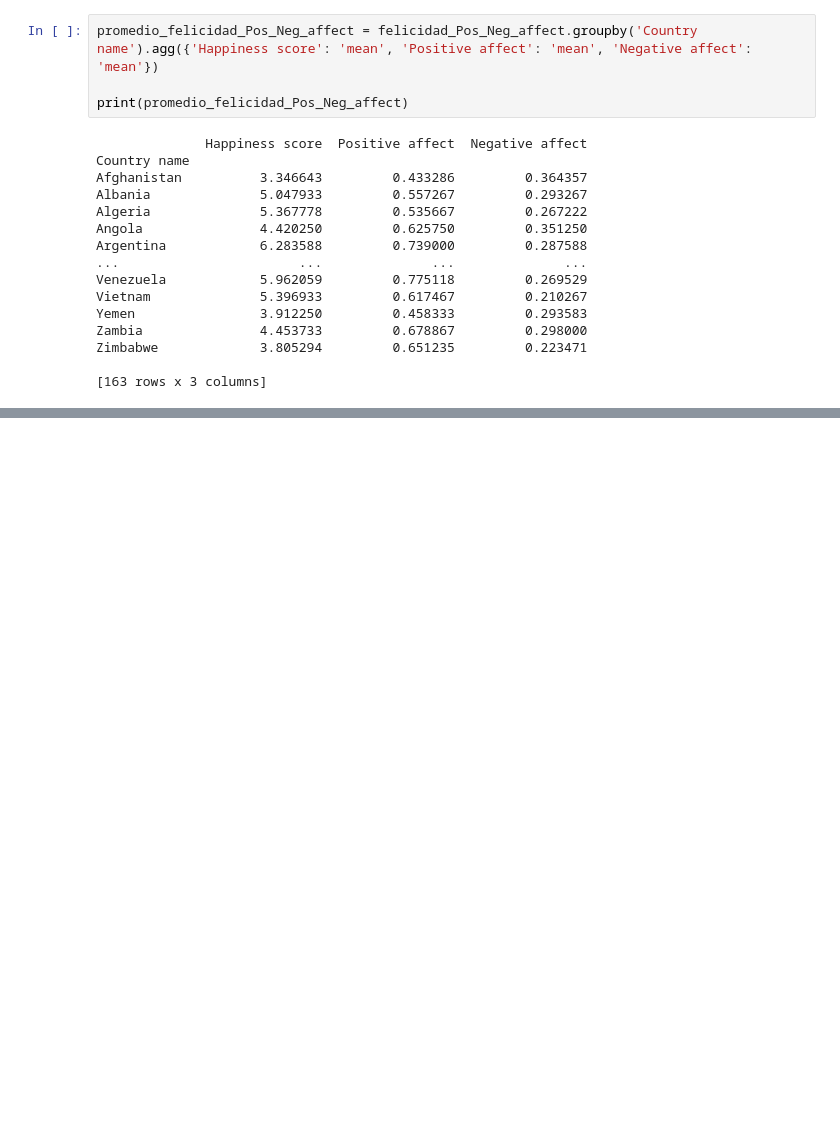
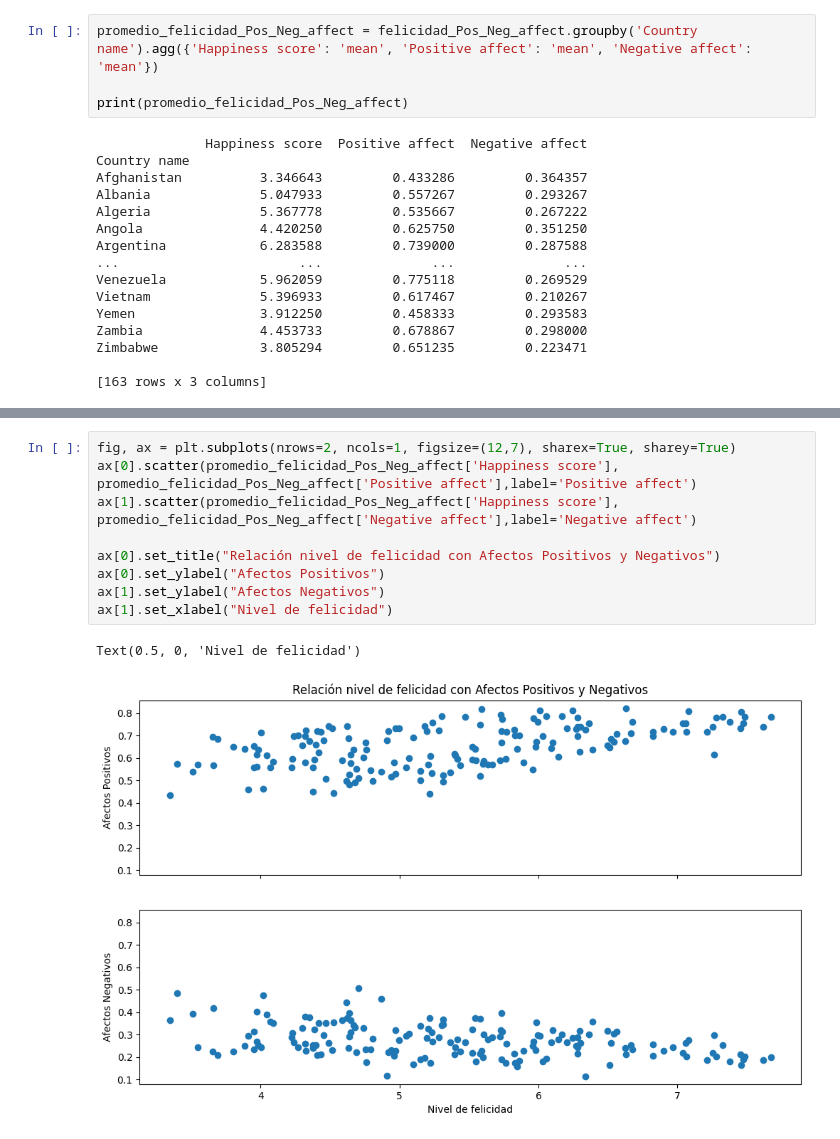
Before and after one commit to Lauracaroselli/CoderScience, a Jupyter notebook: CaroselliLaura_primerentrega.ipynb, the cells around one changed output, grey strips where cells are left out. Cells and saved outputs as stored; diff of their text form; blank space fills up the shorter version.

```diff
--- a/CaroselliLaura_primerentrega.ipynb
+++ b/CaroselliLaura_primerentrega.ipynb
@@ -479,0 +465,12 @@ WARNING:matplotlib.legend:No artists with labels found to put in legend.  Note t
+# %%
+fig, ax = plt.subplots(nrows=2, ncols=1, figsize=(12,7), sharex=True, sharey=True)
+ax[0].scatter(promedio_felicidad_Pos_Neg_affect['Happiness score'], promedio_felicidad_Pos_Neg_affect['Positive affect'],label='Positive affect')
+ax[1].scatter(promedio_felicidad_Pos_Neg_affect['Happiness score'], promedio_felicidad_Pos_Neg_affect['Negative affect'],label='Negative affect')
+
+ax[0].set_title("Relación nivel de felicidad con Afectos Positivos y Negativos")
+ax[0].set_ylabel("Afectos Positivos")
+ax[1].set_ylabel("Afectos Negativos")
+ax[1].set_xlabel("Nivel de felicidad")
+# %% [output]
+Text(0.5, 0, 'Nivel de felicidad')
+[figure, added]
```
Also changed, not shown: parts of 2 cells of this notebook.
